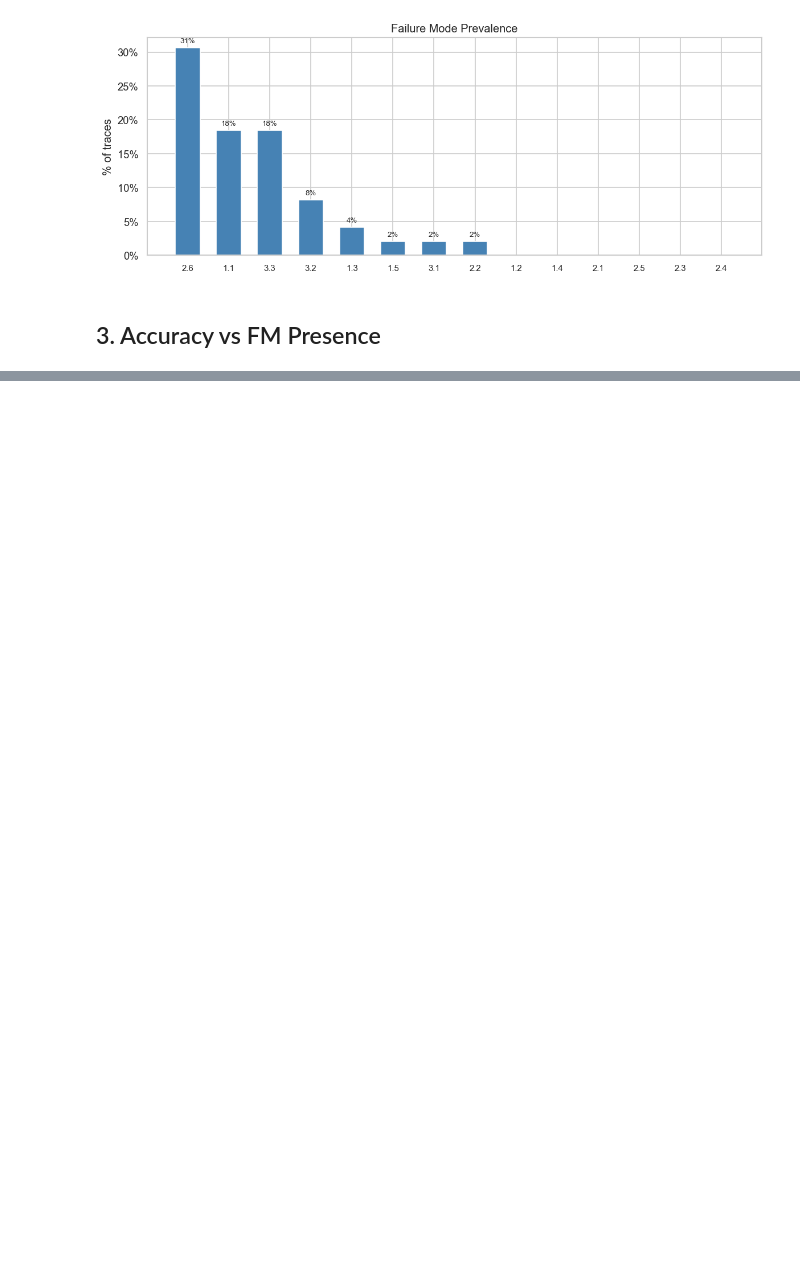
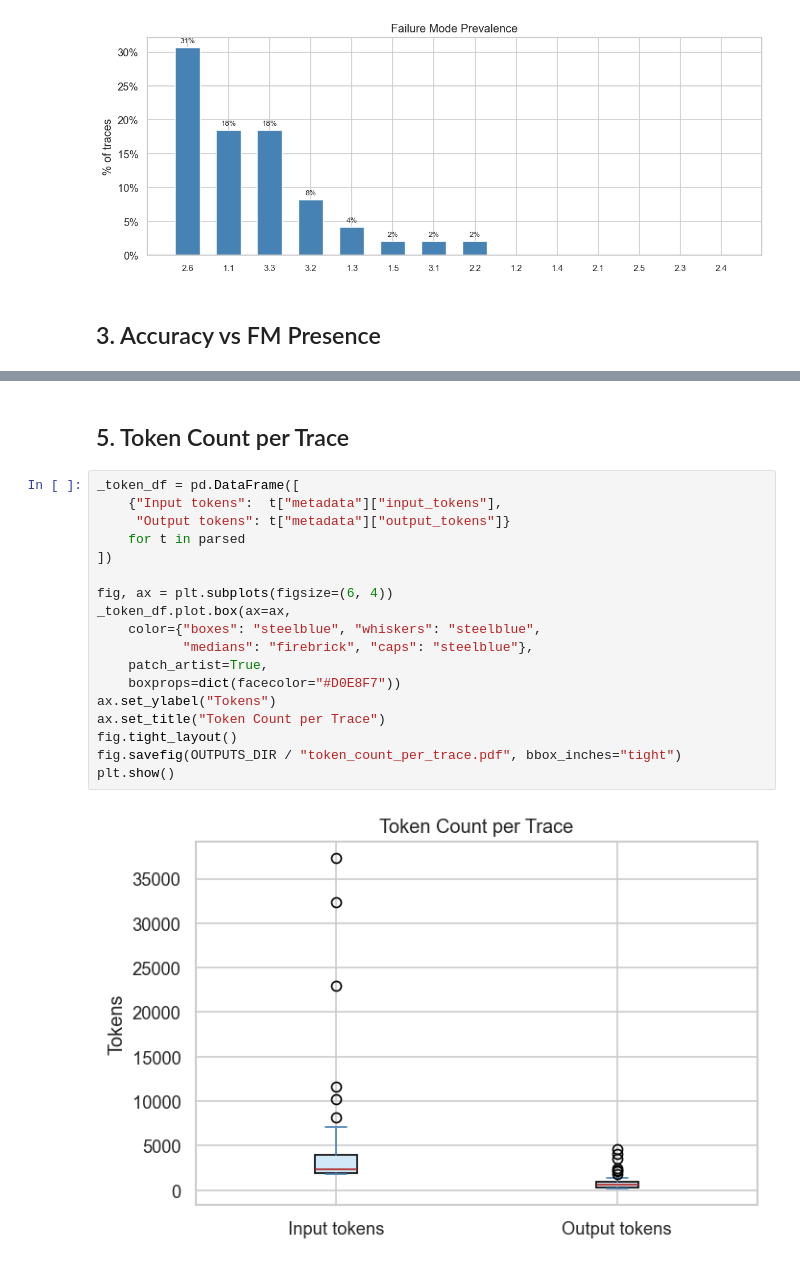
Before and after one commit to uagarwal123/IKEA_MAST_thesis, a Jupyter notebook: Bram/AG2/judge/analyze_results.ipynb, the cells around one changed output, grey strips where cells are left out. Saved outputs shown, nothing was run; the diff lists cells and outputs as text; blank space fills up the shorter version.

```diff
--- a/Bram/AG2/judge/analyze_results.ipynb
+++ b/Bram/AG2/judge/analyze_results.ipynb
@@ -206,0 +233,22 @@ FM most correlated with failure : 2.2 Fail to Ask for Clarification
+# %% [markdown]
+## 5. Token Count per Trace
+# %%
+_token_df = pd.DataFrame([
+    {"Input tokens":  t["metadata"]["input_tokens"],
+     "Output tokens": t["metadata"]["output_tokens"]}
+    for t in parsed
+])
+
+fig, ax = plt.subplots(figsize=(6, 4))
+_token_df.plot.box(ax=ax,
+    color={"boxes": "steelblue", "whiskers": "steelblue",
+           "medians": "firebrick", "caps": "steelblue"},
+    patch_artist=True,
+    boxprops=dict(facecolor="#D0E8F7"))
+ax.set_ylabel("Tokens")
+ax.set_title("Token Count per Trace")
+fig.tight_layout()
+fig.savefig(OUTPUTS_DIR / "token_count_per_trace.pdf", bbox_inches="tight")
+plt.show()
+# %% [output]
+[figure, added]
```
Also changed, not shown: parts of 9 cells of this notebook, 34 other files.
